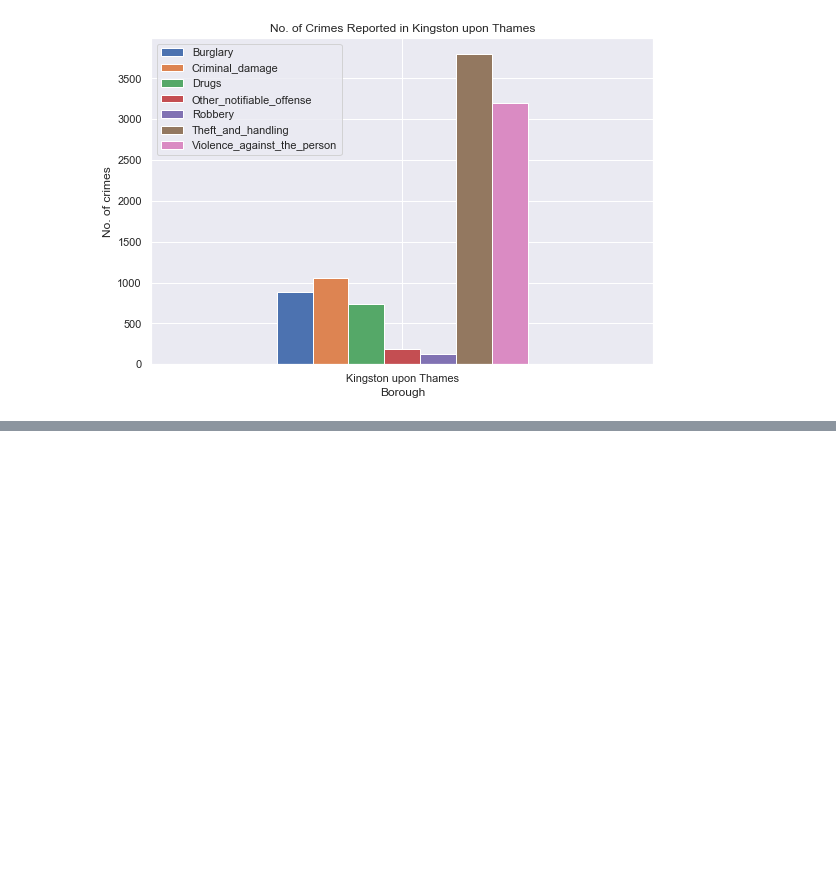
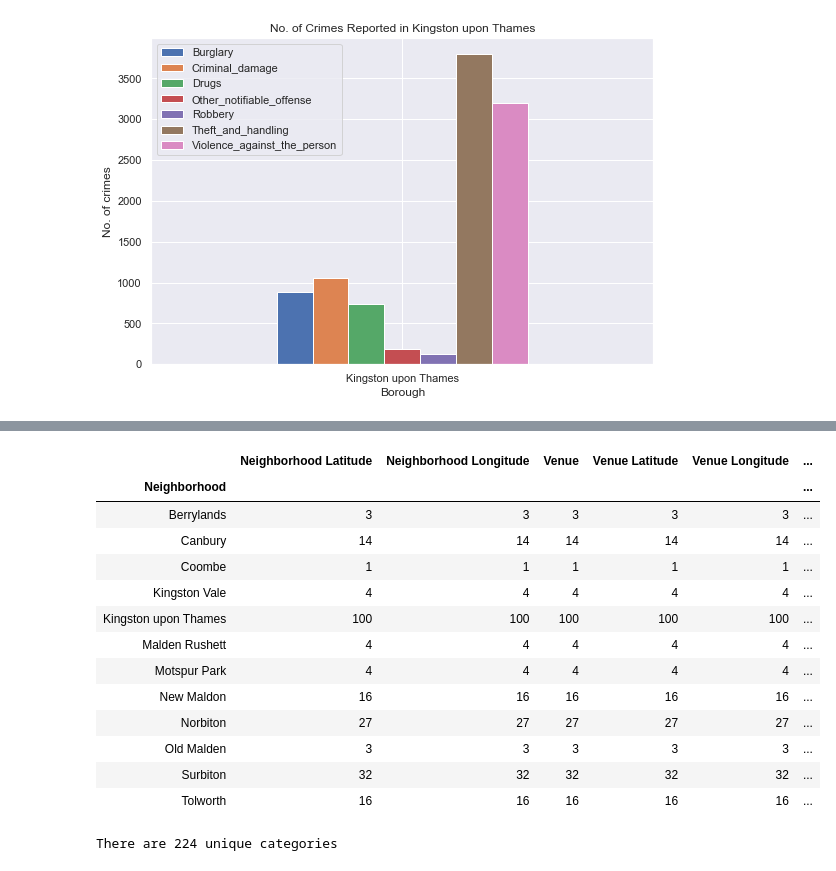
Before and after one commit to pratyushmp/Coursera_Capstone, a Jupyter notebook: The Battle of Neighborhoods/The Battle of Neighborhoods - London Neighborhood Clustering.ipynb, the cells around one changed output, grey strips where cells are left out. Saved outputs shown, nothing was run; the diff lists cells and outputs as text; code cells hidden in the pictures; blank space fills up the shorter version.

Commit message:
Added London Neighborhood Clustering

```diff
--- a/The Battle of Neighborhoods/The Battle of Neighborhoods - London Neighborhood Clustering.ipynb
+++ b/The Battle of Neighborhoods/The Battle of Neighborhoods - London Neighborhood Clustering.ipynb
@@ -373,0 +411,6 @@ plt.ylabel('No. of crimes');
+# %%
+address = 'Kingston upon Thames'
+geolocator = Nominatim(user_agent = 'kingston_explorer')
+location = geolocator.geocode(address)
+kingston_lat = location.latitude
+kingston_lng = location.longitude
@@ -373,0 +449,34 @@ plt.ylabel('No. of crimes');
+# %%
+def getNearbyVenues(names, latitudes, longitudes, radius = 500):
+
+    venues_list = []
+    for name, lat, lng in zip(names, latitudes, longitudes):
+        print(name)
+
+        url = f'https://api.foursquare.com/v2/venues/explore?&client_id={CLIENT_ID}&client_secret={CLIENT_SECRET}&v={VERSION}&ll={lat},{lng}&radius={radius}&limit={LIMIT}'
+
+        results = requests.get(url).json()['response']['groups'][0]['items']
+
+        venues_list.append([(
+                name,
+                lat,
+                lng,
+                v['venue']['name'],
+                v['venue']['location']['lat'],
+                v['venue']['location']['lng'],
+                v['venue']['categories'][0]['name']) for v in results])
+
+        nearby_venues = pd.DataFrame([item for venue_list in venues_list for item in venue_list])
+        nearby_venues.columns = ['Neighborhood',
+                      'Neighborhood Latitude',
+                      'Neighborhood Longitude',
+                      'Venue',
+                      'Venue Latitude',
+                      'Venue Longitude',
+                      'Venue Category']
+
+    return (nearby_venues)
+# %%
+kingston_venues = getNearbyVenues(names = kingston['Neighborhood'],
+                                  latitudes = kingston['Latitude'],
+                                  longitudes = kingston['Longitude'])
@@ -373,0 +515,21 @@ plt.ylabel('No. of crimes');
+# %%
+kingston_venues.groupby('Neighborhood').count()
+# %% [output]
+|  | Neighborhood Latitude | Neighborhood Longitude | Venue | Venue Latitude | Venue Longitude | ... |
+| Neighborhood |  |  |  |  |  | ... |
+| Berrylands | 3 | 3 | 3 | 3 | 3 | ... |
+| Canbury | 14 | 14 | 14 | 14 | 14 | ... |
+| Coombe | 1 | 1 | 1 | 1 | 1 | ... |
+| Kingston Vale | 4 | 4 | 4 | 4 | 4 | ... |
+| Kingston upon Thames | 100 | 100 | 100 | 100 | 100 | ... |
+| Malden Rushett | 4 | 4 | 4 | 4 | 4 | ... |
+| Motspur Park | 4 | 4 | 4 | 4 | 4 | ... |
+| New Maldon | 16 | 16 | 16 | 16 | 16 | ... |
+| Norbiton | 27 | 27 | 27 | 27 | 27 | ... |
+| Old Malden | 3 | 3 | 3 | 3 | 3 | ... |
+| Surbiton | 32 | 32 | 32 | 32 | 32 | ... |
+| Tolworth | 16 | 16 | 16 | 16 | 16 | ... |
+# %%
+print(f"There are {len(kingston_venues['Venue Category'])} unique categories")
+# %% [output]
+There are 224 unique categories
```
Also changed, not shown: parts of 8 cells of this notebook.
